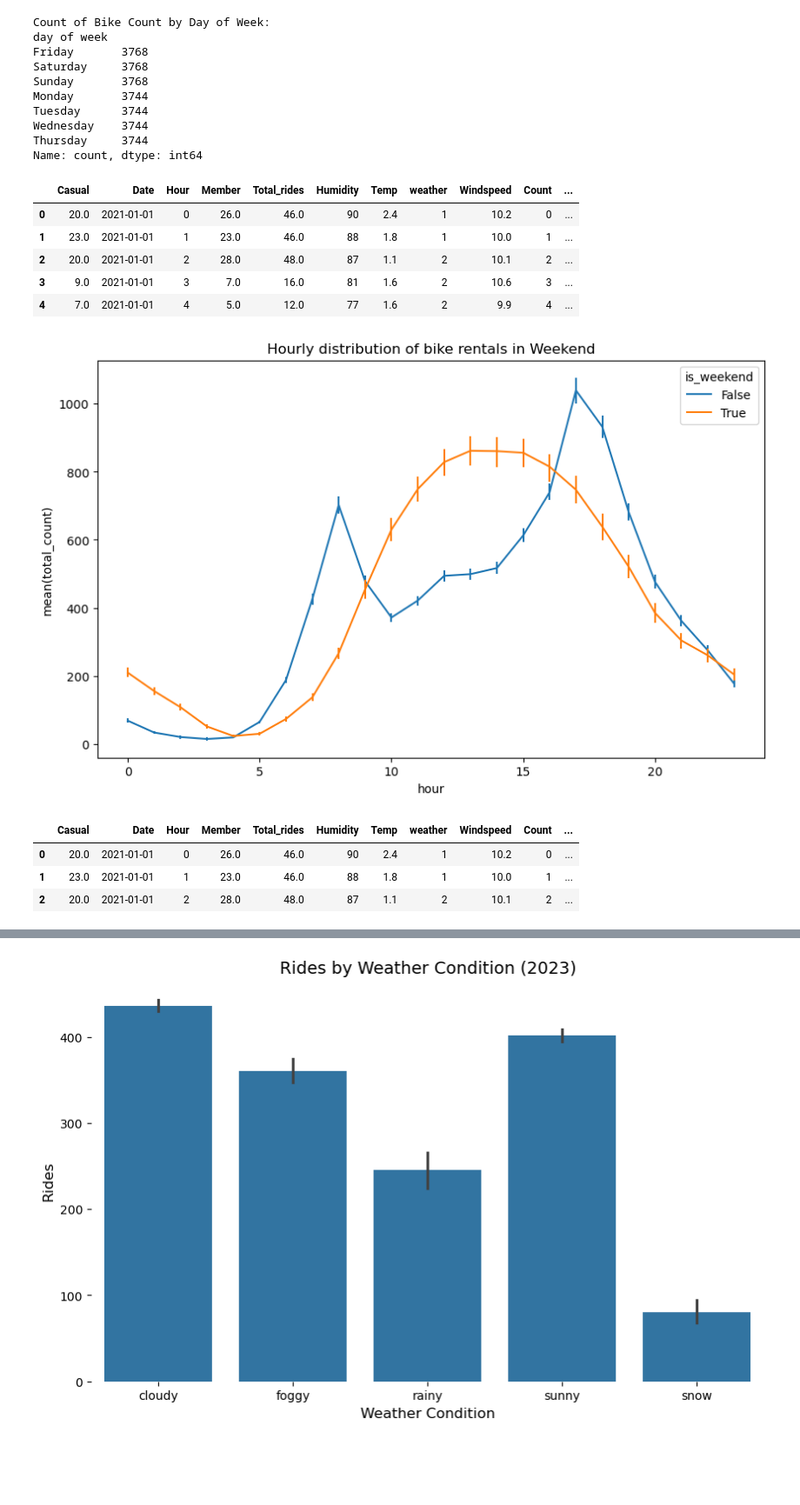
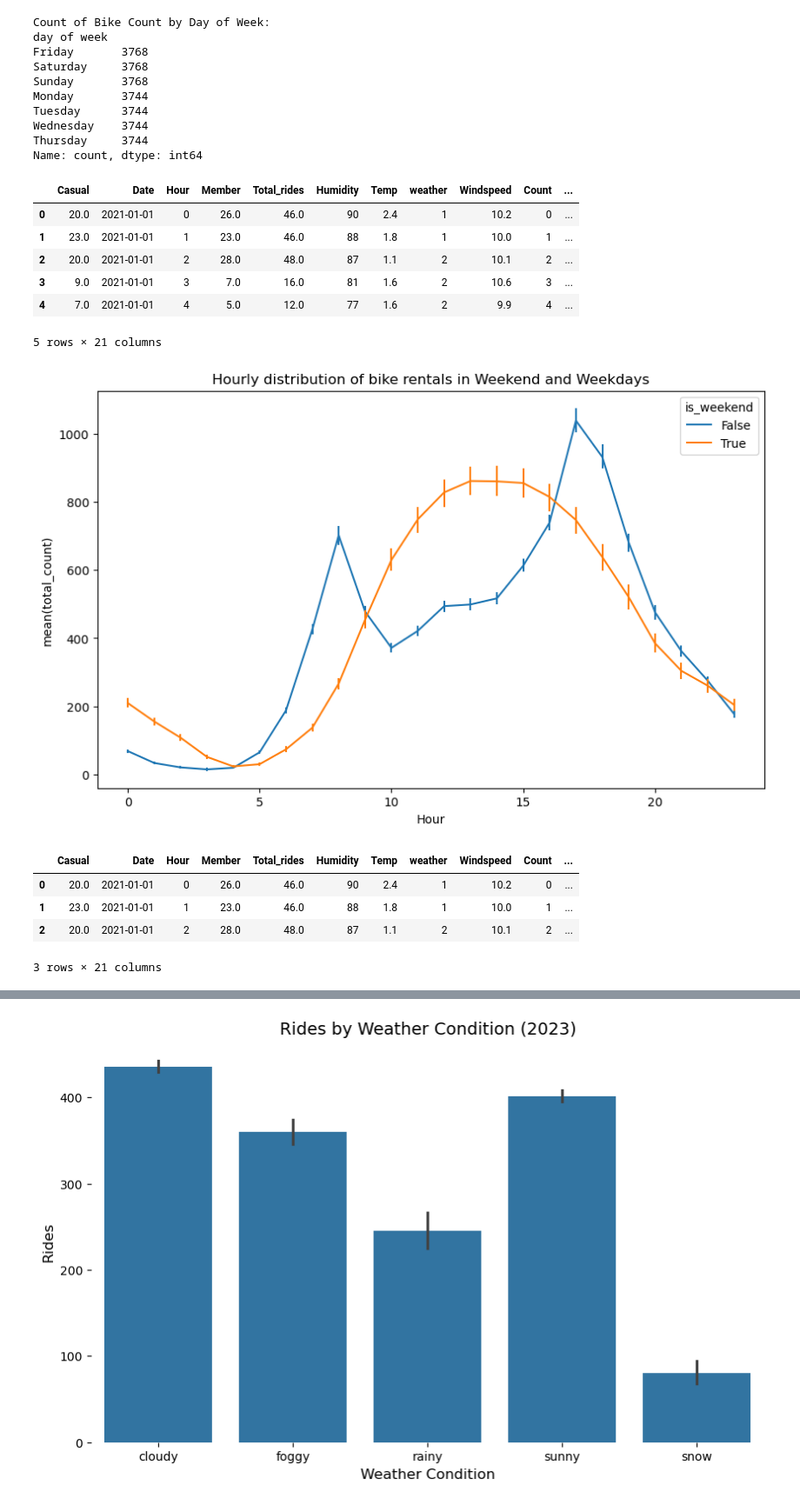
Before and after one commit to Sudha25a/Bike-project-3, a Jupyter notebook: Bike project Hour.ipynb, the cells around one changed output, grey strips where cells are left out. Shown at 87% size. Saved outputs shown, nothing was run; the diff lists cells and outputs as text; code cells hidden in the pictures; blank space fills up the shorter version.

```diff
--- a/Bike project Hour.ipynb
+++ b/Bike project Hour.ipynb
@@ -237,3 +232,5 @@ dfH.head(2)
 |  | Casual | Date | Hour | Member | Total_rides | Humidity | Temp | weather | Windspeed | Count | ... |
 | 0 | 20.0 | 2021-01-01 | 0 | 26.0 | 46.0 | 90 | 2.4 | 1 | 10.2 | 0 | ... |
 | 1 | 23.0 | 2021-01-01 | 1 | 23.0 | 46.0 | 88 | 1.8 | 1 | 10.0 | 1 | ... |
+# %%
+dfH['month_year'] = pd.to_datetime(dfH['Date']).dt.to_period('M')
@@ -534,21 +586,22 @@ dfH.head()
 | 2 | 20.0 | 2021-01-01 | 2 | 28.0 | 48.0 | 87 | 1.1 | 2 | 10.1 | 2 | ... |
 | 3 | 9.0 | 2021-01-01 | 3 | 7.0 | 16.0 | 81 | 1.6 | 2 | 10.6 | 3 | ... |
 | 4 | 7.0 | 2021-01-01 | 4 | 5.0 | 12.0 | 77 | 1.6 | 2 | 9.9 | 4 | ... |
+5 rows × 21 columns
 # %%
 plt.figure(figsize=(10, 6))
 
 # Calculate mean 'total_count' for each hour and season
 sns.lineplot(x='Hour', y='Total_rides', data=dfH, hue='is_weekend', estimator='mean',err_style="bars")
 
 # Add title and labels
-plt.title('Hourly distribution of bike rentals in Weekend')
-plt.xlabel('hour')
+plt.title('Hourly distribution of bike rentals in Weekend and Weekdays')
+plt.xlabel('Hour')
 plt.ylabel('mean(total_count)')
 
 # Show the plot
 plt.show()
 # %% [output]
-[figure, old version]
+[figure, new version]
 # %%
 dfH.head(3)
 # %% [output]
@@ -556,6 +609,7 @@ dfH.head(3)
 | 0 | 20.0 | 2021-01-01 | 0 | 26.0 | 46.0 | 90 | 2.4 | 1 | 10.2 | 0 | ... |
 | 1 | 23.0 | 2021-01-01 | 1 | 23.0 | 46.0 | 88 | 1.8 | 1 | 10.0 | 1 | ... |
 | 2 | 20.0 | 2021-01-01 | 2 | 28.0 | 48.0 | 87 | 1.1 | 2 | 10.1 | 2 | ... |
+3 rows × 21 columns
 # %%
 dfH['weather'].value_counts()
 # %% [output]
```
Also changed, not shown: parts of 34 cells of this notebook, 6 other files.
